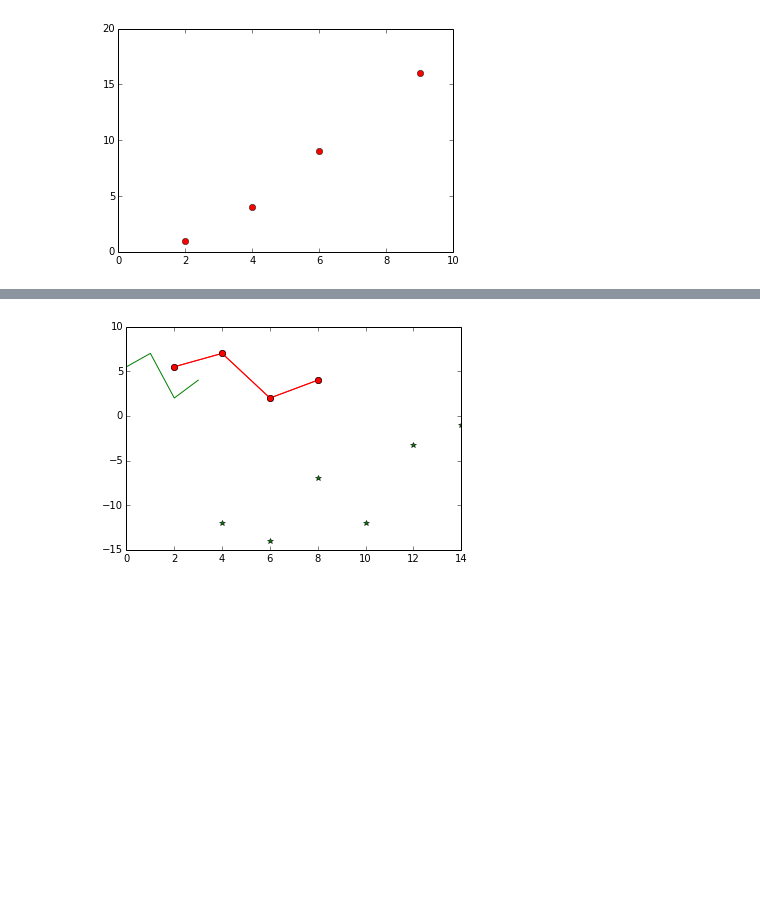
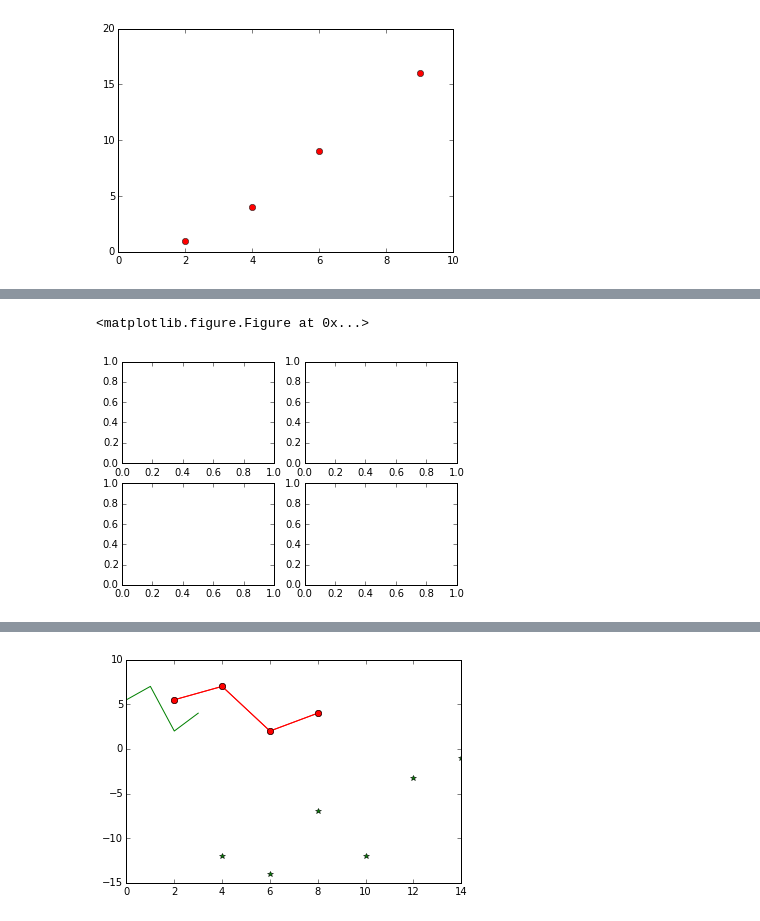
Before and after one commit to KLINGTdotNET/matplotlib-presentation, a Jupyter notebook: matplotlib-presentation.ipynb, the cells around one changed output, grey strips where cells are left out. Saved outputs shown, nothing was run; the diff lists cells and outputs as text; code cells hidden in the pictures; blank space fills up the shorter version.

```diff
--- a/matplotlib-presentation.ipynb
+++ b/matplotlib-presentation.ipynb
@@ -119,0 +125,6 @@ plt.show()
+# %%
+fig = plt.figure()  # create an empty figure with no axes
+fig, ax = plt.subplots(2, 2)  # a figure with a 2x2 grid of Axes
+# %% [output]
+<matplotlib.figure.Figure at 0x...>
+[figure, added]
```
Also changed, not shown: parts of 16 cells of this notebook, 1 other file.
